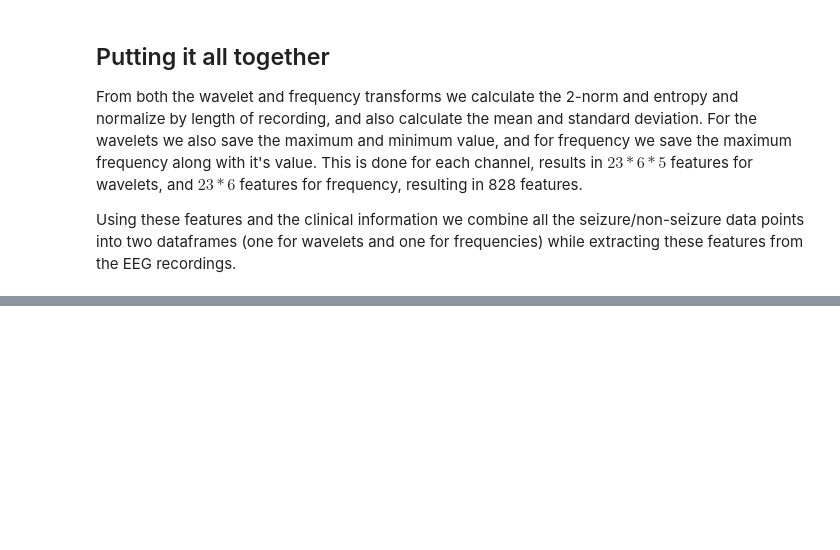
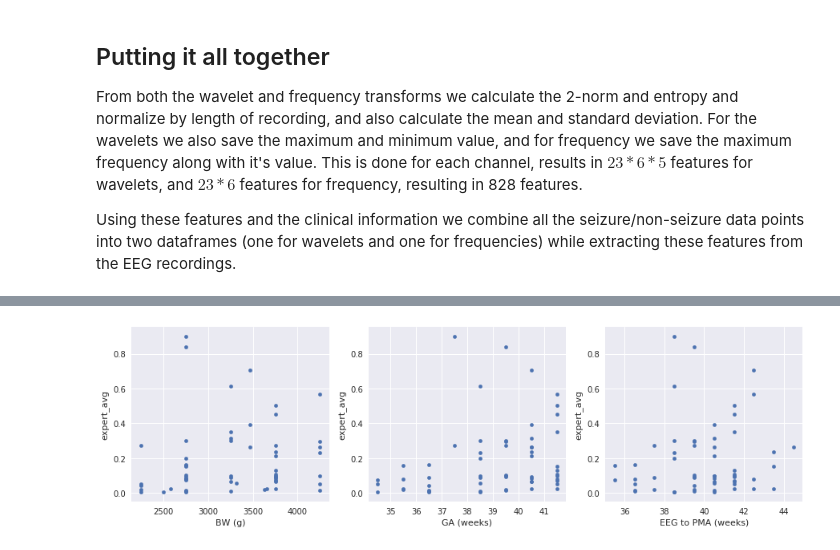
Before and after one commit to contagon/nicu-eeg-dataproject, a Jupyter notebook: main.ipynb, the cells around one changed output, grey strips where cells are left out. Cells and saved outputs as stored; diff of their text form; code cells hidden in the pictures; blank space fills up the shorter version.

Commit message:
Hopefully finished Data Viz...

```diff
--- a/main.ipynb
+++ b/main.ipynb
@@ -391,0 +349,11 @@ Index(['Freq_Mean_Fp1', 'Freq_Mean_Fp2', 'Freq_Mean_F3', 'Freq_Mean_F4',
+# %%
+#read in all data
+ci = read_data('data-final/ci.pkl')
+df = read_data('data-final/eeg.pkl')
+
+cols = ['BW (g)', 'GA (weeks)', 'EEG to PMA (weeks)']
+fig, ax_new = plt.subplots(1,3, sharey=False, figsize=(15,4))
+for ax, col in zip(ax_new, cols):
+    ci.plot(kind='scatter', x=col, y='expert_avg', ax=ax, legend=None)
+# %% [output]
+[figure, added]
```
Also changed, not shown: parts of 11 cells of this notebook, 1 other file.
